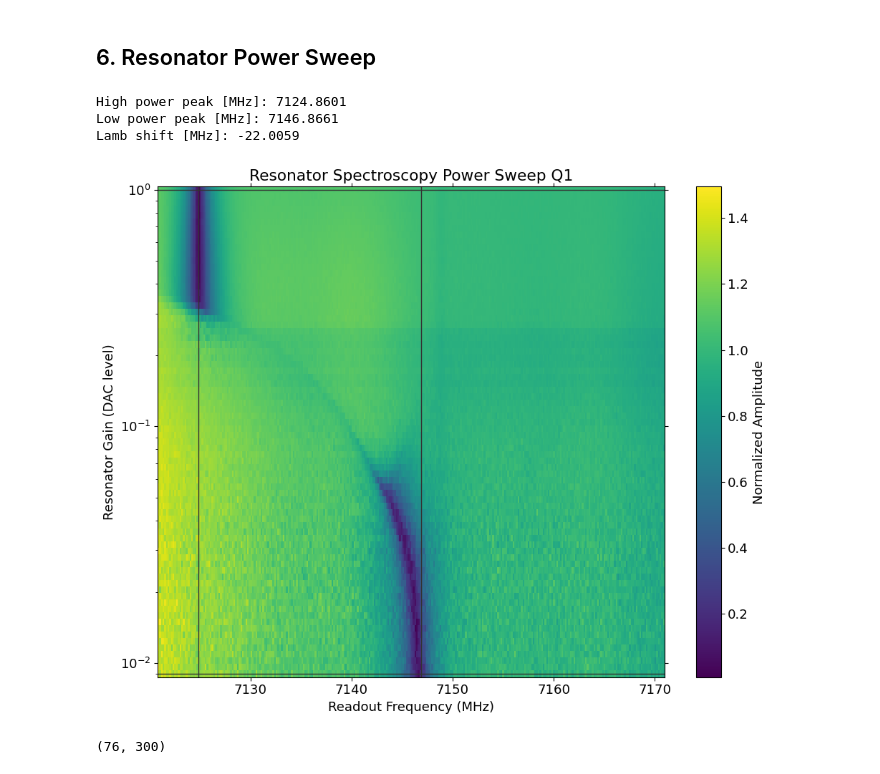
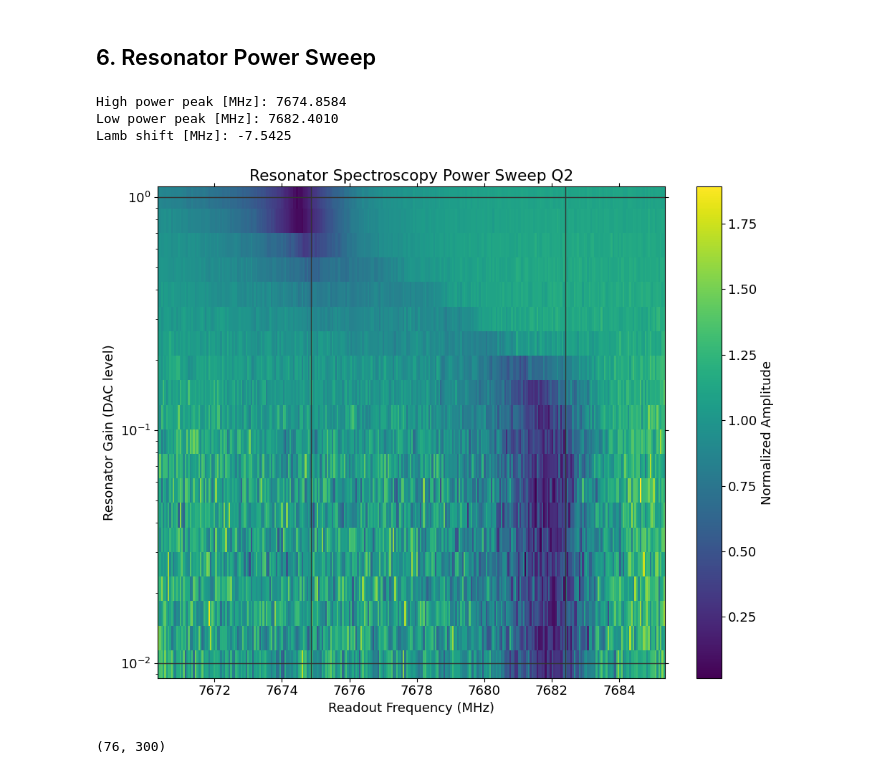
Before and after one commit to SchusterLab/slab_qick_calib, a Jupyter notebook: notebooks/load_and_analyze_old_data.ipynb, the cells around one changed output. Cells and saved outputs as stored; diff of their text form; code cells hidden in the pictures.

```diff
--- a/notebooks/load_and_analyze_old_data.ipynb
+++ b/notebooks/load_and_analyze_old_data.ipynb
@@ -46,9 +46,11 @@ R2:0.868        Fit par error:0.073      Best fit:b'avgi'
 # %% [markdown]
 ## 4. Qubit Power Spectroscopy
 # %%
+DATA_DIR = "C:/_Data/sample_50/data"
 from slab_qick_calib.experiments.single_qubit.pulse_probe_spectroscopy import QubitSpecPower
 
-qsp = QubitSpecPower.from_h5file(f"{DATA_DIR}/qubit_spectroscopy_power_coarse_qubit1_00004.h5")
+#qsp = QubitSpecPower.from_h5file(f"{DATA_DIR}/qubit_spectroscopy_power_coarse_qubit1_00004.h5")
+qsp = QubitSpecPower.from_h5file(f"{DATA_DIR}/qubit_spectroscopy_power_coarse_qubit2_00001.h5")
 qsp.analyze()
 qsp.display()
 # %% [output]
@@ -57,7 +60,7 @@ qsp.display()
 # Find peak frequencies across the full 2D power spectroscopy dataset.
 from scipy.signal import find_peaks
 
-amps = qsp.data["amps"]
+amps = qsp.data["phases"]
 xpts = qsp.data["xpts"]
 ypts = qsp.data["ypts"]
 
@@ -199,14 +217,15 @@ R2:0.868        Fit par error:0.073      Best fit:b'avgi'
 # %% [markdown]
 ## 6. Resonator Power Sweep
 # %%
-rsp = ResSpecPower.from_h5file(f"{DATA_DIR}/resonator_spectroscopy_power_sweep_qubit1_00003.h5")
+#rsp = ResSpecPower.from_h5file(f"{DATA_DIR}/resonator_spectroscopy_power_sweep_qubit1_00003.h5")
+rsp = ResSpecPower.from_h5file(f"{DATA_DIR}/resonator_spectroscopy_power_sweep_qubit2_00004.h5")
 rsp.analyze()
 rsp.display()
 # %% [output]
-High power peak [MHz]: 7124.8601
-Low power peak [MHz]: 7146.8661
-Lamb shift [MHz]: -22.0059
+High power peak [MHz]: 7674.8584
+Low power peak [MHz]: 7682.4010
+Lamb shift [MHz]: -7.5425
-[figure, old version]
+[figure, new version]
 # %%
 rsp.data['amps'].shape
 # %% [output]
```
Also changed, not shown: parts of 6 cells of this notebook, 21 other files.
